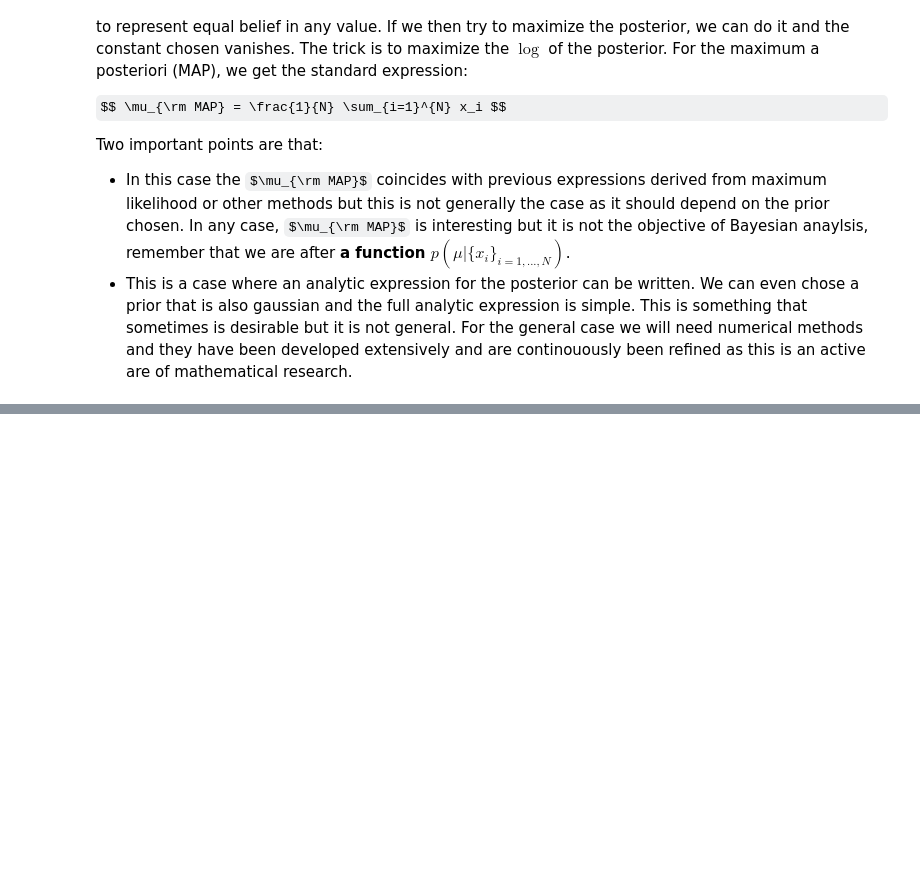
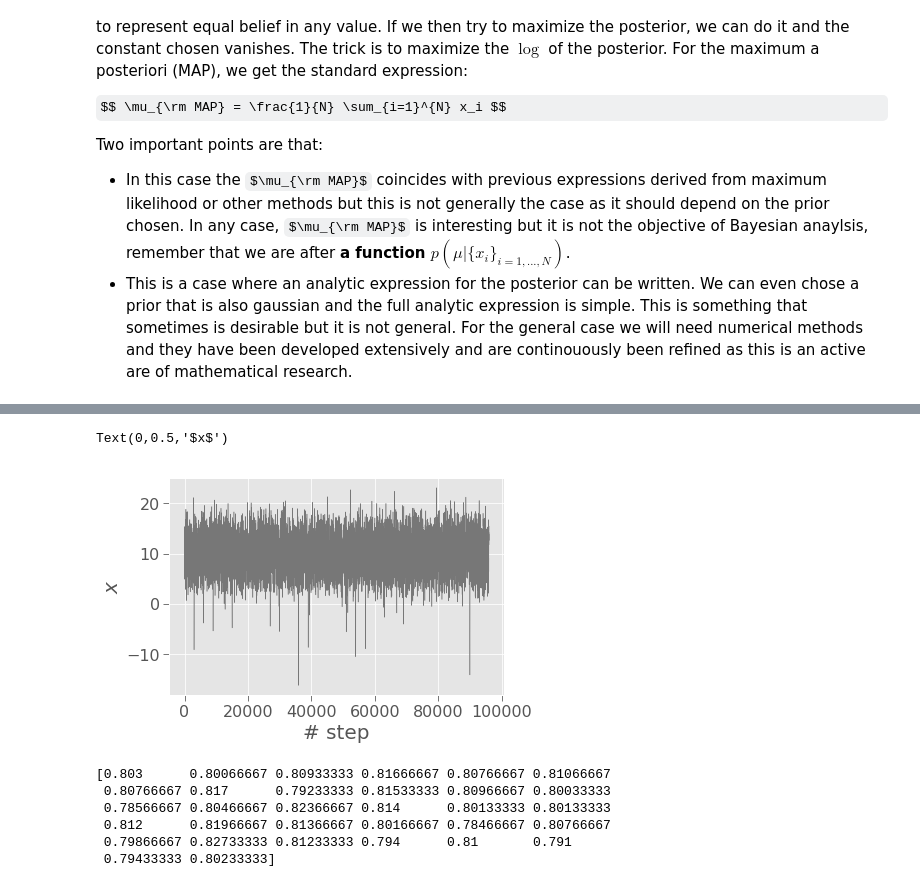
Before and after one commit to thevalentino/AS450-astroinformatica, a Jupyter notebook: 03-Bayesian Estimates.ipynb, the cells around one changed output, grey strips where cells are left out. Cells and saved outputs as stored; diff of their text form; code cells hidden in the pictures; some formulas as TeX source; blank space fills up the shorter version.

```diff
--- a/03-Bayesian Estimates.ipynb
+++ b/03-Bayesian Estimates.ipynb
@@ -93,0 +164,10 @@ In general, it can be hard to derive said function. However, it is not impossibl
+# %%
+ndim = 1
+nwalkers = 32
+
+sampler32 = emcee.EnsembleSampler(nwalkers, ndim, lnprob, args=[mu, sigma])
+
+p0 = norm.rvs(loc=0, scale=10, size=(nwalkers, ndim))
+N_steps = 3000
+
+sampler32.run_mcmc(p0, N_steps);
@@ -93,0 +178,16 @@ In general, it can be hard to derive said function. However, it is not impossibl
+# %%
+plt.plot(sampler32.flatchain, color=gray, lw=0.5)
+plt.xlabel('# step')
+plt.ylabel('$x$')
+# %% [output]
+Text(0,0.5,'$x$')
+[figure, added]
+# %%
+print(sampler32.acceptance_fraction)
+# %% [output]
+[0.803      0.80066667 0.80933333 0.81666667 0.80766667 0.81066667
+ 0.80766667 0.817      0.79233333 0.81533333 0.80966667 0.80033333
+ 0.78566667 0.80466667 0.82366667 0.814      0.80133333 0.80133333
+ 0.812      0.81966667 0.81366667 0.80166667 0.78466667 0.80766667
+ 0.79866667 0.82733333 0.81233333 0.794      0.81       0.791
+ 0.79433333 0.80233333]
```
Also changed, not shown: parts of 21 cells of this notebook.
